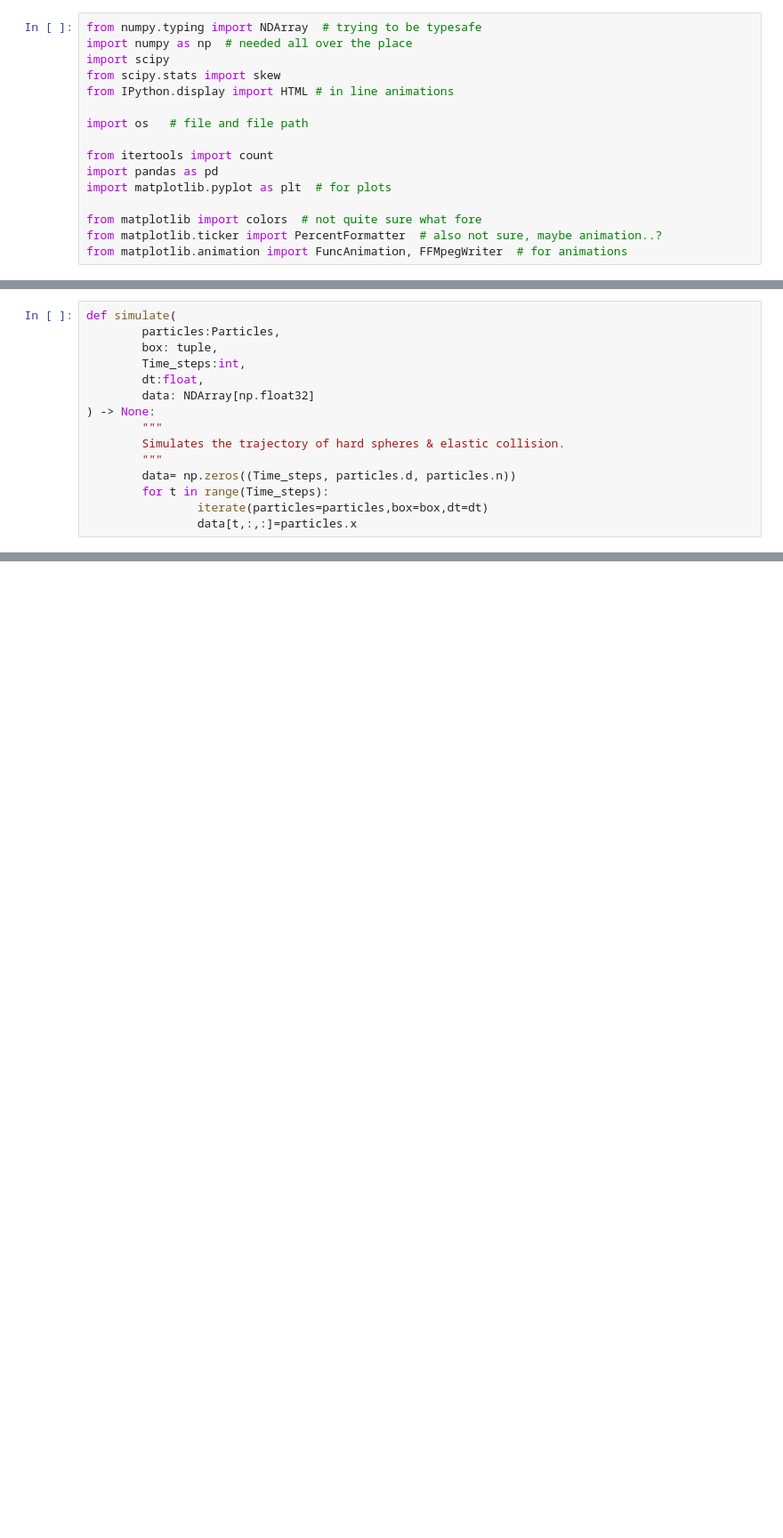
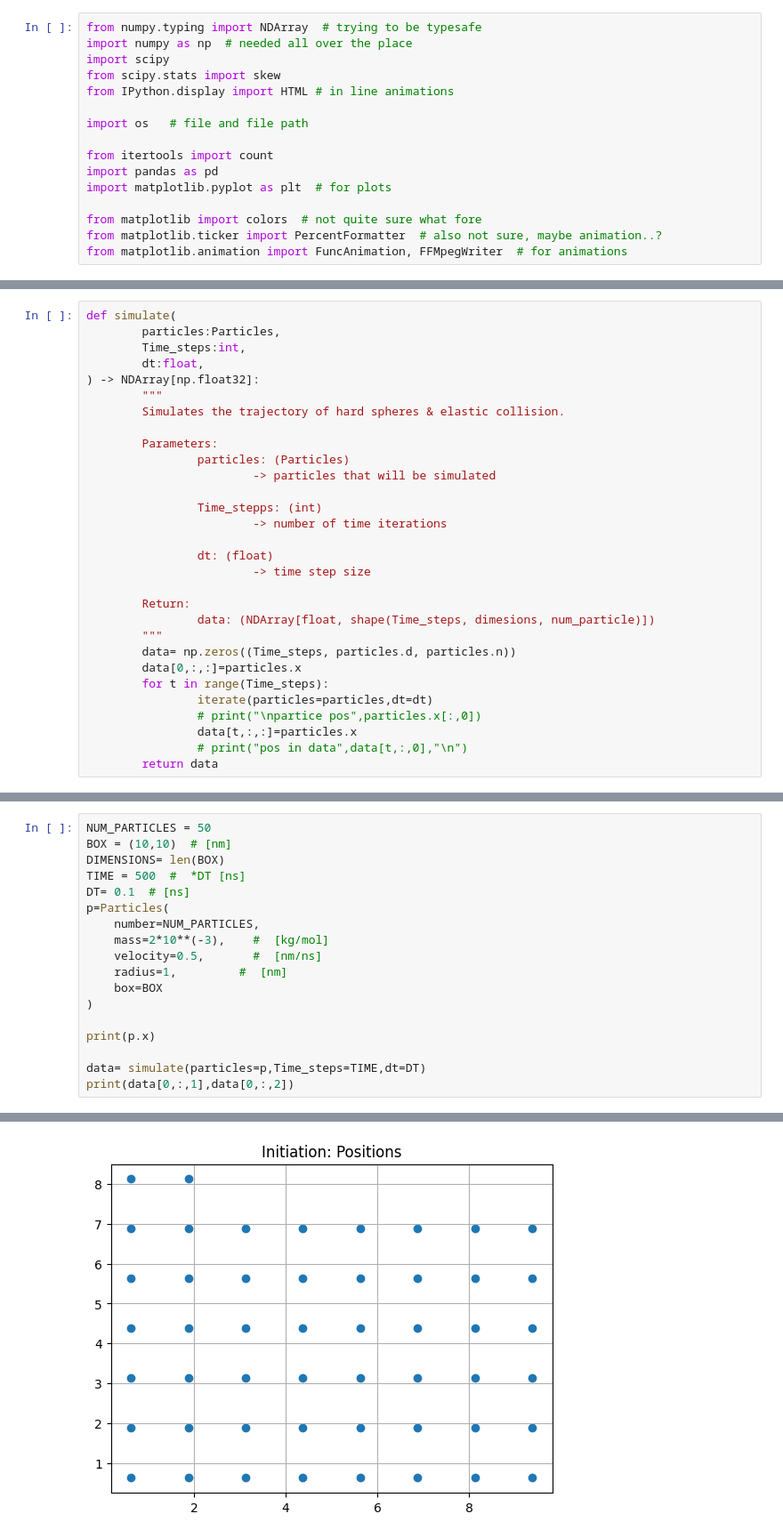
Before and after one commit to DominicNieder/Complex-Classical-Systems, a Jupyter notebook: Sheet06/sheet06-handin.ipynb, the cells around one changed output, grey strips where cells are left out. Shown: that part at 89% size. Cells and saved outputs as stored; diff of their text form; blank space fills up the shorter version.

```diff
--- a/Sheet06/sheet06-handin.ipynb
+++ b/Sheet06/sheet06-handin.ipynb
@@ -162,15 +197,30 @@ def iterate(
 # %%
 def simulate(
         particles:Particles,
-        box: tuple,
         Time_steps:int,
         dt:float,
-        data: NDArray[np.float32]
-) -> None:
+) -> NDArray[np.float32]:
         """
         Simulates the trajectory of hard spheres & elastic collision.
+
+        Parameters:
+                particles: (Particles)
+                        -> particles that will be simulated
+
+                Time_stepps: (int)
+                        -> number of time iterations
+
+                dt: (float)
+                        -> time step size
+
+        Return:
+                data: (NDArray[float, shape(Time_steps, dimesions, num_particle)])
         """
         data= np.zeros((Time_steps, particles.d, particles.n))
+        data[0,:,:]=particles.x
         for t in range(Time_steps):
-                iterate(particles=particles,box=box,dt=dt)
+                iterate(particles=particles,dt=dt)
+                # print("\npartice pos",particles.x[:,0])
                 data[t,:,:]=particles.x
+                # print("pos in data",data[t,:,0],"\n")
+        return data
@@ -176,0 +270,19 @@ def simulate(
+# %%
+NUM_PARTICLES = 50
+BOX = (10,10)  # [nm]
+DIMENSIONS= len(BOX)
+TIME = 500  #  *DT [ns]
+DT= 0.1  # [ns]
+p=Particles(
+    number=NUM_PARTICLES,
+    mass=2*10**(-3),    #  [kg/mol]
+    velocity=0.5,       #  [nm/ns]
+    radius=1,         #  [nm]
+    box=BOX
+)
+
+print(p.x)
+
+data= simulate(particles=p,Time_steps=TIME,dt=DT)
+print(data[0,:,1],data[0,:,2])
+# %% [output]
@@ -176,0 +295 @@ def simulate(
+[figure, added]
```
Also changed, not shown: parts of 15 cells of this notebook.
